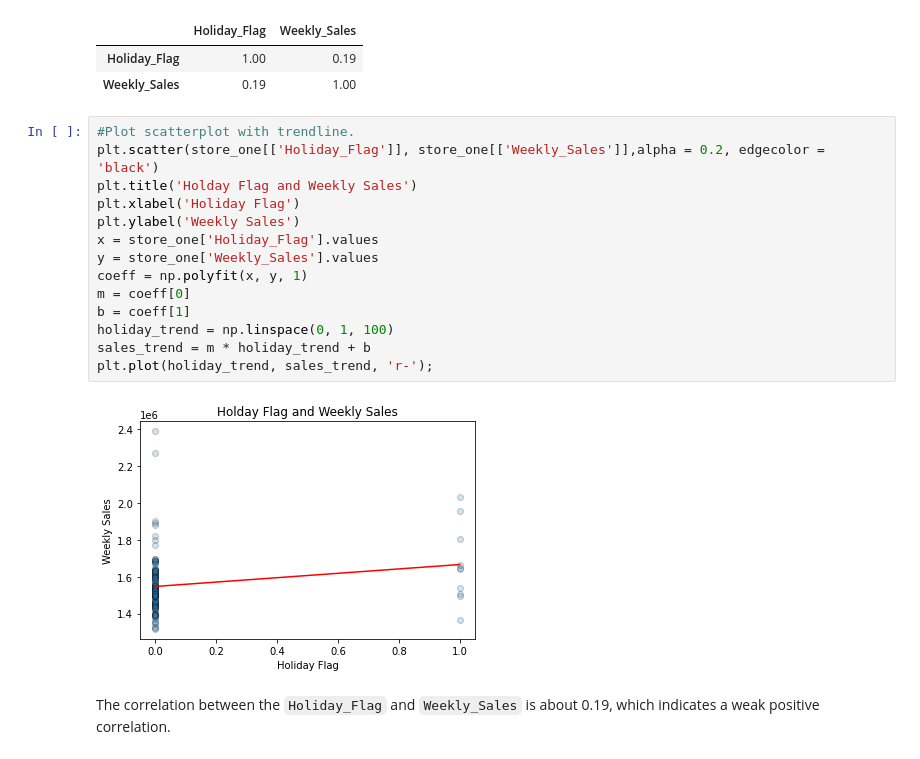
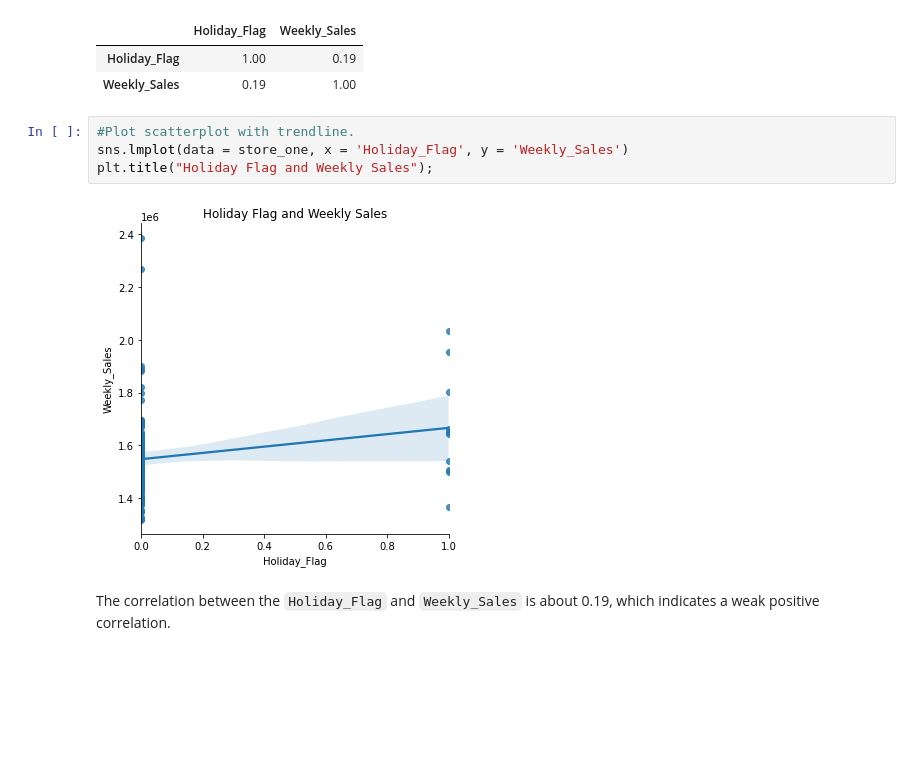
Before and after one commit to GregoryOriet/Forecasting-and-Data-Exploration, a Jupyter notebook: Forecasting_and_Data_Exploration.ipynb, the cells around one changed output. Saved outputs shown, nothing was run; the diff lists cells and outputs as text; blank space fills up the shorter version.

```diff
--- a/Forecasting_and_Data_Exploration.ipynb
+++ b/Forecasting_and_Data_Exploration.ipynb
@@ -118,22 +117,12 @@ store_one[['Holiday_Flag', 'Weekly_Sales']].corr()
 |  | Holiday_Flag | Weekly_Sales |
 | Holiday_Flag | 1.00 | 0.19 |
 | Weekly_Sales | 0.19 | 1.00 |
-# %%
-#Plot scatterplot with trendline.
-plt.scatter(store_one[['Holiday_Flag']], store_one[['Weekly_Sales']],alpha = 0.2, edgecolor = 'black')
-plt.title('Holday Flag and Weekly Sales')
-plt.xlabel('Holiday Flag')
-plt.ylabel('Weekly Sales')
-x = store_one['Holiday_Flag'].values
-y = store_one['Weekly_Sales'].values
-coeff = np.polyfit(x, y, 1)
-m = coeff[0]
-b = coeff[1]
-holiday_trend = np.linspace(0, 1, 100)
-sales_trend = m * holiday_trend + b
-plt.plot(holiday_trend, sales_trend, 'r-');
-# %% [output]
-[figure, removed]
+# %%
+#Plot scatterplot with trendline.
+sns.lmplot(data = store_one, x = 'Holiday_Flag', y = 'Weekly_Sales')
+plt.title("Holiday Flag and Weekly Sales");
+# %% [output]
+[figure, added]
 # %% [markdown]
 The correlation between the `Holiday_Flag` and `Weekly_Sales` is about 0.19, which indicates a weak positive correlation.
 # %% [markdown]
```
Also changed, not shown: parts of 95 cells of this notebook.
